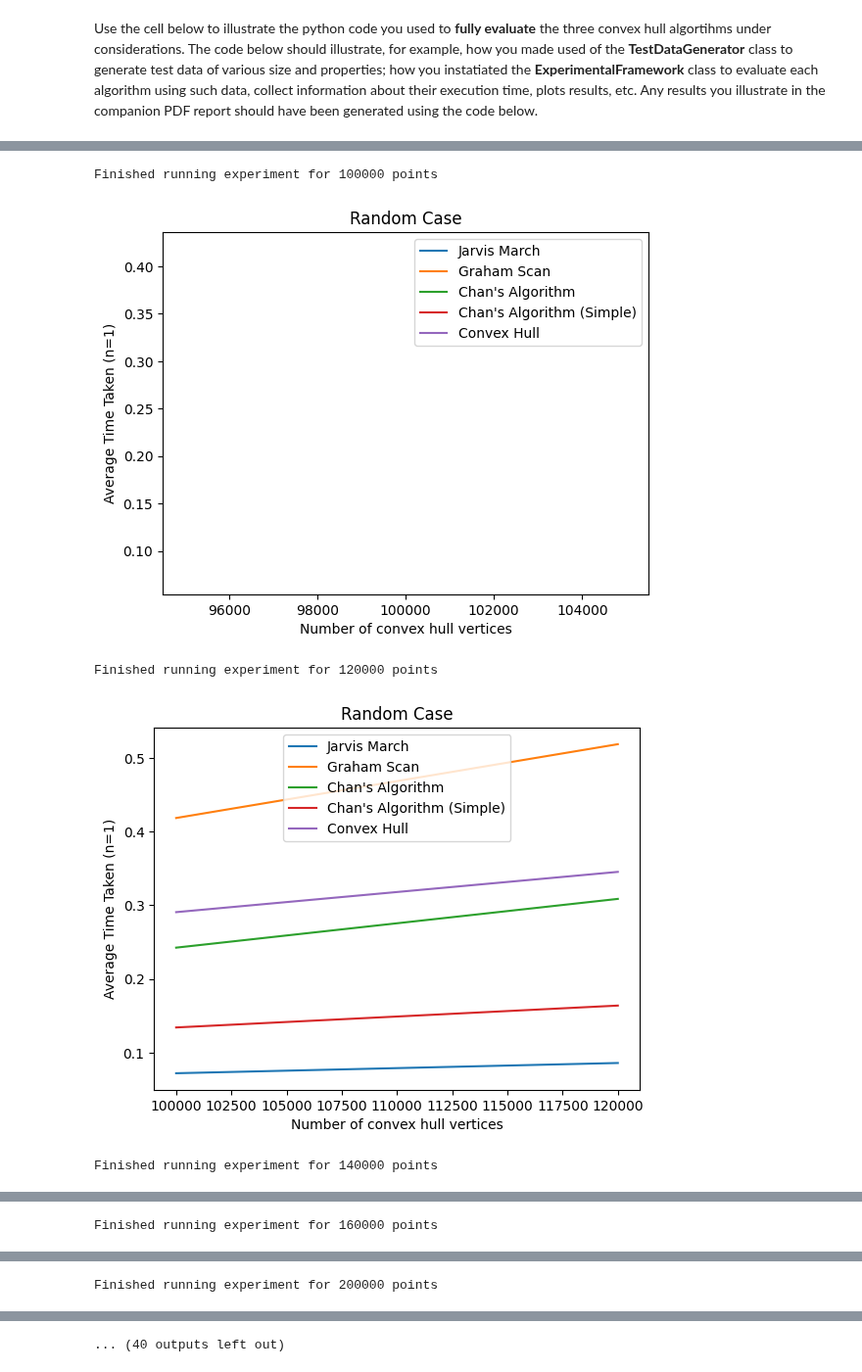
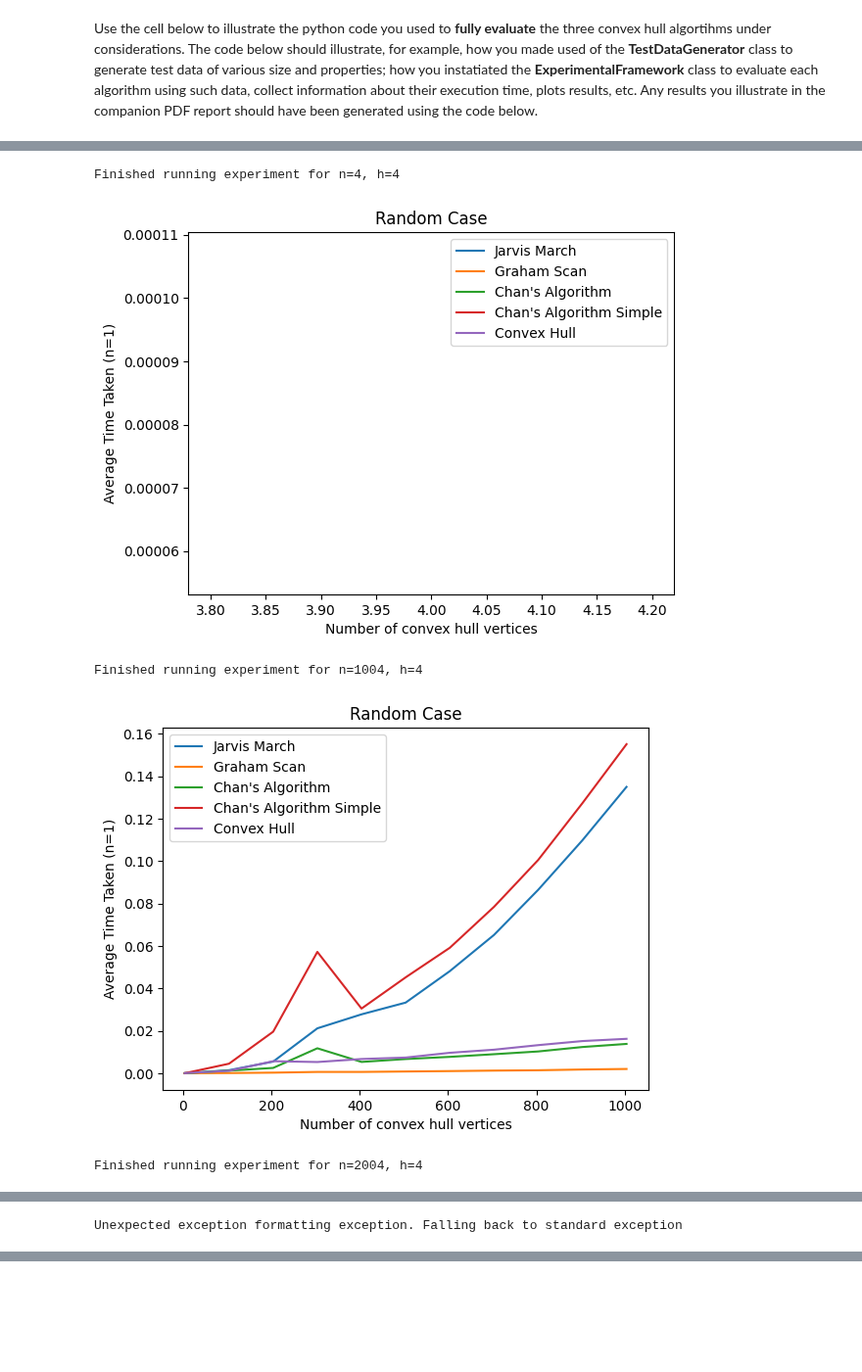
Before and after one commit to igreat/convex-hull, a Jupyter notebook: grp-001-0005code.ipynb, the cells around one changed output, grey strips where cells are left out. Shown at 98% size. Cells and saved outputs as stored; diff of their text form; code cells hidden in the pictures; blank space fills up the shorter version.

```diff
--- a/grp-001-0005code.ipynb
+++ b/grp-001-0005code.ipynb
@@ -432,8 +417,11 @@ class TestDataGenerator():
                 list_of_points.append((x, y))
         return list_of_points
 
-    def generate_random_points(self, test_size: int) -> list[tuple[int, int]]:
+    def generate_random_points_normal(self, test_size: int) -> list[tuple[int, int]]:
         return [(self._rng.gauss(0, 1), self._rng.gauss(0, 1)) for _ in range(test_size)]
+
+    def generate_random_points_uniform(self, test_size: int) -> list[tuple[int, int]]:
+        return [(self._rng.uniform(-1, 1), self._rng.uniform(-1, 1)) for _ in range(test_size)]
 
     def generate_random_points_with_outliers(self, num_points=100):
        random_points = [(self._rng.gauss(0, 1), self._rng.gauss(0, 1)) for _ in range(num_points)]
@@ -443,23 +431,7 @@ class TestDataGenerator():
        points_with_outliers = random_points + outliers
        return points_with_outliers
 
-    def generate_random_points_with_outliers_v2(self, test_size: int) -> list[tuple[int, int]]:
-        points = []
-        i = 0
-        while i < test_size - 3:
-            x = random.gauss(0, 1)
-            y = random.gauss(0, 1)
-            if x**2 + y**2 < 1:
-                points.append((x, y))
-                i += 1
-
-        # adding triangle outliers
-        points.append((0, 2))
-        points.append((math.sqrt(3), -1))
-        points.append((-math.sqrt(3), -1))
-
-        return points
-
+    # TODO: make sure they are within the range [0, 37 something something (in the assignment)]
     def generate_points(self, num_convex_hull_vertices: int, num_points: int) -> list[tuple[int, int]]:
         if num_convex_hull_vertices > num_points:
             raise ValueError("The number of convex hull vertices should be less than or equal to the number of points")
@@ -689,32 +607,32 @@ for i in range(101, 1000):
 # %%
 # Create an instance of the ExperimentalFramework class
 experiment = ExperimentalFramework("Random Case")
 experiment.set_independent_variable("Number of convex hull vertices")
 experiment.set_trials_per_run(1)
 
 # Add the algorithms to the experimental framework
 experiment.add_algorithm("Jarvis March", jarvis_march)
 experiment.add_algorithm("Graham Scan", graham_scan)
 experiment.add_algorithm("Chan's Algorithm", chan)
-experiment.add_algorithm("Chan's Algorithm (Simple)", chan_simple)
-experiment.add_algorithm("Convex Hull", convex_hull)
-# experiment.add_algorithm("Convex Hull", convex_hull)
 
 # Run the experiment
 data_generator = TestDataGenerator()
-start = 100_000
-end = 1_500_000
-step = 20_000
+start = 4
+end = 100_000
+step = 1_000
+print_step = 1_000
 for i in range(start, end, step):
-    input_set = data_generator.generate_points(3, i)
+    n = i
+    h = 4
+    input_set = data_generator.generate_points(h, n)
     experiment.run_experiment(i, input_set)
 
-    if (i - start) % 10_000 == 0:
-        print(f"Finished running experiment for {i} points")
+    if (i - start) % print_step == 0:
+        print(f"Finished running experiment for n={i}, h={h}")
         experiment.visualize_means()
 # %% [output]
-Finished running experiment for 100000 points
+Finished running experiment for n=4, h=4
-[figure, old version]
+[figure, new version]
-Finished running experiment for 120000 points
+Finished running experiment for n=1004, h=4
-[figure, old version]
+[figure, new version]
-Finished running experiment for 140000 points
+Finished running experiment for n=2004, h=4
@@ -722 +640 @@ Finished running experiment for 140000 points
-Finished running experiment for 160000 points
+Unexpected exception formatting exception. Falling back to standard exception
@@ -726 +657,0 @@ Finished running experiment for 180000 points
-Finished running experiment for 200000 points
@@ -728,4 +658,3 @@ Finished running experiment for 200000 points
-... (40 outputs left out)
 # %%
 # Visualize the results
 experiment.visualize_means()
```
Also changed, not shown: parts of 7 cells of this notebook.
